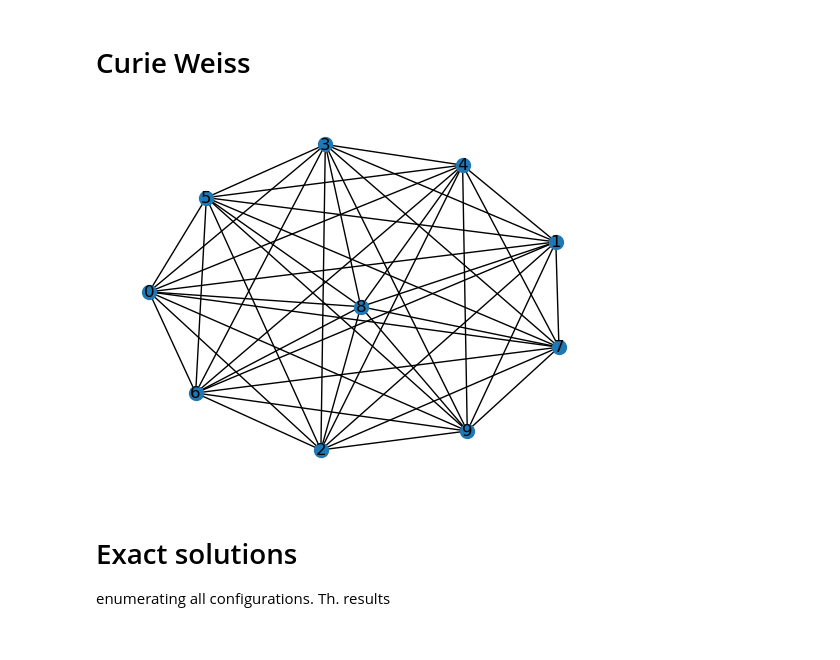
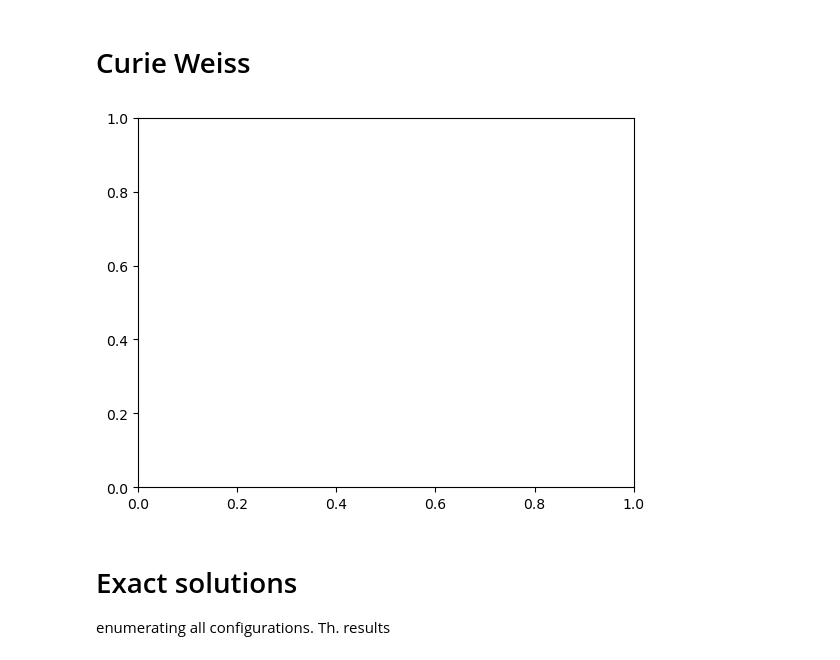
Before and after one commit to ocadni/h2arnn, a Jupyter notebook: results/Curie-Weiss/CW_model.ipynb, the cells around one changed output. Cells and saved outputs as stored; diff of their text form; code cells hidden in the pictures.

```diff
--- a/results/Curie-Weiss/CW_model.ipynb
+++ b/results/Curie-Weiss/CW_model.ipynb
@@ -21,23 +21,23 @@ import python_lib.models as models
 # %%
 import importlib
 import matplotlib.pyplot as plt
 
-N = 10
+N = 500
 fig, ax0 = plt.subplots(1,1)
 J_interaction = torch.ones(N,N) - torch.eye(N, N)
 
 inter_H = 0
 H = inter_H * (torch.ones(N))
 
 if N < 200:
     graph_gen.plot_matrix_graph(J_interaction, ax0)
 JJ=1
 J_val = JJ/(2*N)
 J = J_val * J_interaction
 
 #N_rand, J_interaction_rand = graph_gen.tree_interaction(Degree, Height, rand=True)
 # %% [output]
-[figure, old version]
+[figure, new version]
 # %% [markdown]
 # Exact solutions
 enumerating all configurations.
```
Also changed, not shown: parts of 11 cells of this notebook, 34 other files.
